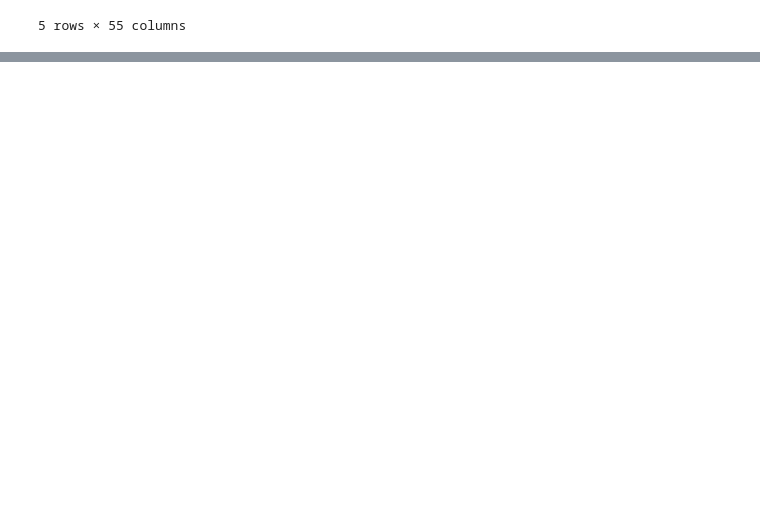
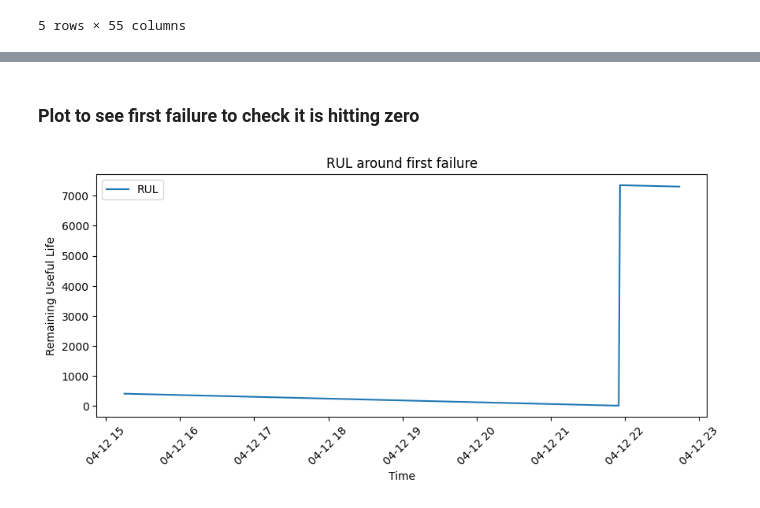
Before and after one commit to priyank-rupera-13/Loan-Approval-Prediction-Capstone, a Jupyter notebook: Remaining_Useful_Life.ipynb, the cells around one changed output, grey strips where cells are left out. Saved outputs shown, nothing was run; the diff lists cells and outputs as text; code cells hidden in the pictures; blank space fills up the shorter version.

```diff
--- a/Remaining_Useful_Life.ipynb
+++ b/Remaining_Useful_Life.ipynb
@@ -317,0 +360,29 @@ Data loaded: (220320, 55)
+# %%
+N = len(df)
+print ("Total rows:", N)
+idx = np.arange(N)
+
+# Identify the failures
+failure_idx = np.where(df["machine_status"].values == "BROKEN")[0]
+if failure_idx.size == 0:
+    raise ValueError("No BROKEN rows found; cannot compute RUL.")
+
+# for each row i, find the first failure index >= i
+pos = np.searchsorted(failure_idx, idx, side="left")
+
+# next failure index for each row (NaN if none after)
+next_fail = np.full(N, np.nan, dtype="float64")
+valid = pos < failure_idx.size
+next_fail[valid] = failure_idx[pos[valid]]
+
+# RUL = distance to next failure; 0 exactly at failures
+df["RUL"] = next_fail - idx
+df.loc[df["machine_status"] == "BROKEN", "RUL"] = 0.0
+
+# clip very large RUL (stabilizes training)
+MAX_RUL = 2000
+df["RUL_clipped"] = df["RUL"].clip(upper=MAX_RUL)
+
+# sanity peek near the first failure
+first_fail = int(failure_idx[0])
+df.loc[first_fail-5:first_fail+2, ["timestamp","machine_status","RUL","RUL_clipped"]]
@@ -317,0 +400,17 @@ Data loaded: (220320, 55)
+# %% [markdown]
+### Plot to see first failure to check it is hitting zero
+# %%
+window = 400  # look 400 rows before the first failure
+start = max(0, first_fail - window)
+subset = df.iloc[start:first_fail+50]
+
+plt.figure(figsize=(10,4))
+plt.plot(subset["timestamp"], subset["RUL"], label="RUL")
+plt.xticks(rotation=45)
+plt.title("RUL around first failure")
+plt.ylabel("Remaining Useful Life")
+plt.xlabel("Time")
+plt.legend()
+plt.show()
+# %% [output]
+[figure, added]
```
Also changed, not shown: parts of 20 cells of this notebook.
